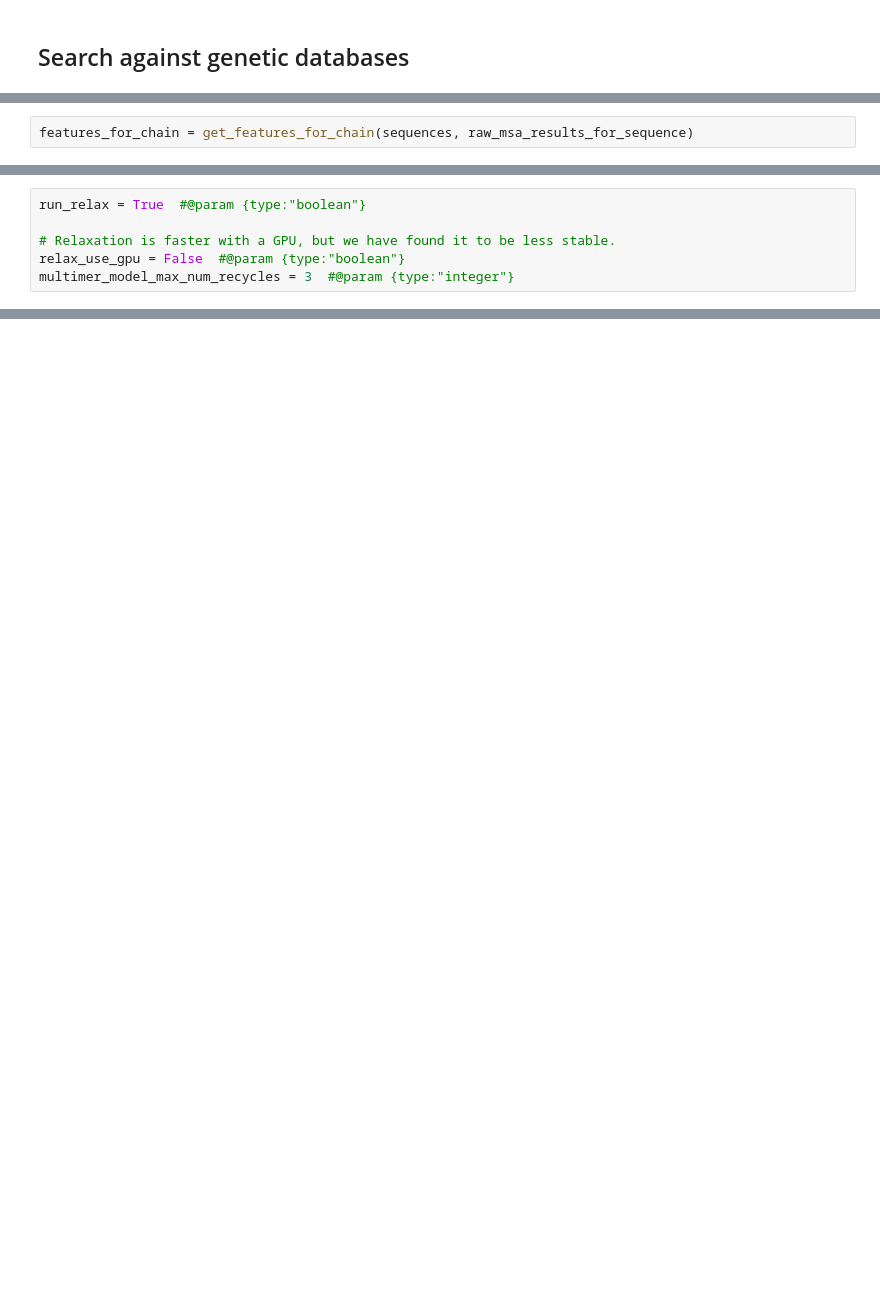
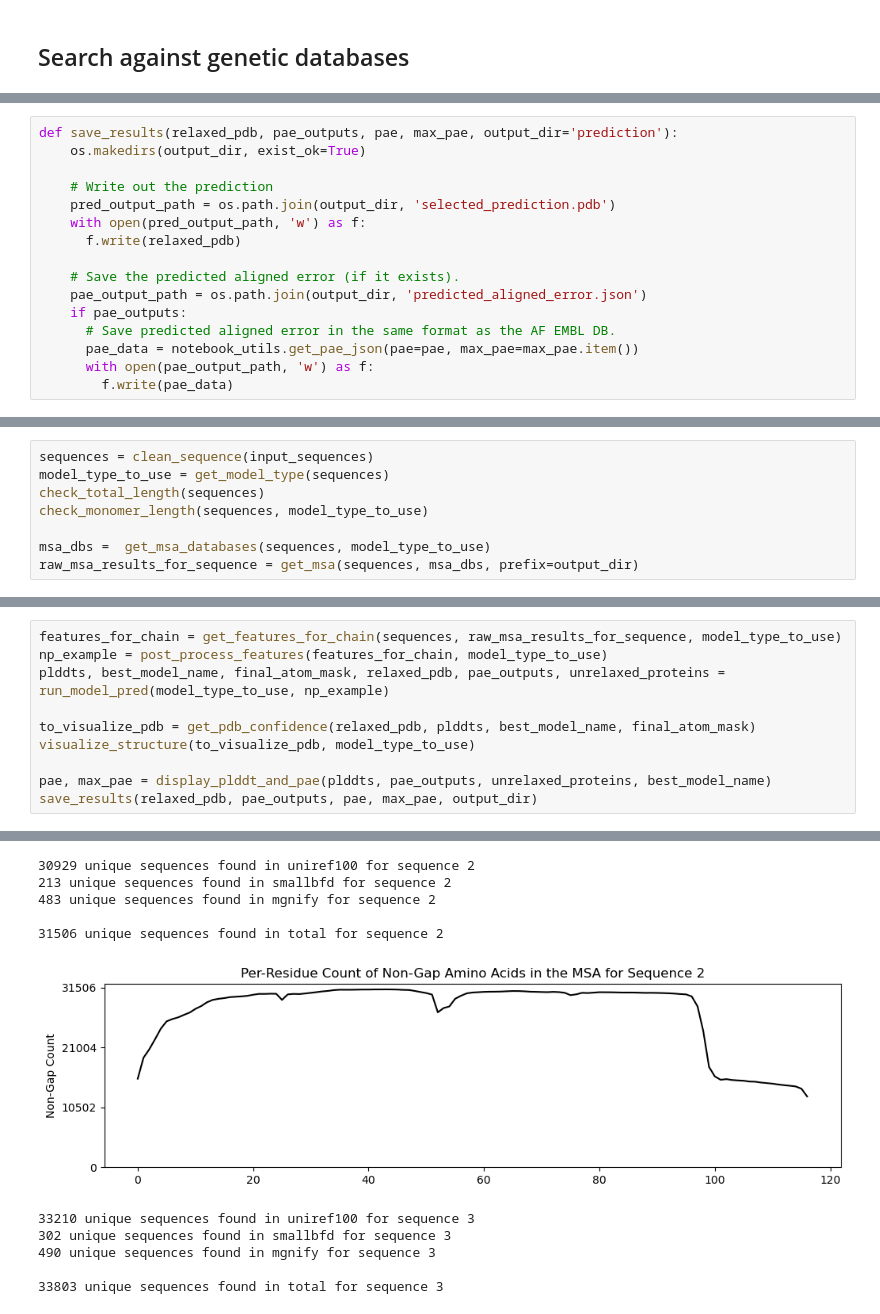
Before and after one commit to charlesxu90/alphafold, a Jupyter notebook: notebooks/AlphaFold_local.ipynb, the cells around one changed output, grey strips where cells are left out. Drawn from its saved outputs; the diff is of its cells as text; blank space fills up the shorter version.

```diff
--- a/notebooks/AlphaFold_local.ipynb
+++ b/notebooks/AlphaFold_local.ipynb
@@ -295,2 +275,0 @@ raw_msa_results_for_sequence
-# %%
-features_for_chain = get_features_for_chain(sequences, raw_msa_results_for_sequence)
@@ -324,7 +329 @@ elif model_type_to_use == ModelType.MULTIMER:
-# %%
-run_relax = True  #@param {type:"boolean"}
-
-# Relaxation is faster with a GPU, but we have found it to be less stable.
-relax_use_gpu = False  #@param {type:"boolean"}
-multimer_model_max_num_recycles = 3  #@param {type:"integer"}
 # %%
@@ -549,0 +525,16 @@ GridspecLayout(children=(Output(layout=Layout(grid_area='widget001')), Output(la
+# %%
+def save_results(relaxed_pdb, pae_outputs, pae, max_pae, output_dir='prediction'):
+    os.makedirs(output_dir, exist_ok=True)
+
+    # Write out the prediction
+    pred_output_path = os.path.join(output_dir, 'selected_prediction.pdb')
+    with open(pred_output_path, 'w') as f:
+      f.write(relaxed_pdb)
+
+    # Save the predicted aligned error (if it exists).
+    pae_output_path = os.path.join(output_dir, 'predicted_aligned_error.json')
+    if pae_outputs:
+      # Save predicted aligned error in the same format as the AF EMBL DB.
+      pae_data = notebook_utils.get_pae_json(pae=pae, max_pae=max_pae.item())
+      with open(pae_output_path, 'w') as f:
+        f.write(pae_data)
@@ -549,0 +578,8 @@ GridspecLayout(children=(Output(layout=Layout(grid_area='widget001')), Output(la
+# %%
+sequences = clean_sequence(input_sequences)
+model_type_to_use = get_model_type(sequences)
+check_total_length(sequences)
+check_monomer_length(sequences, model_type_to_use)
+
+msa_dbs =  get_msa_databases(sequences, model_type_to_use)
+raw_msa_results_for_sequence = get_msa(sequences, msa_dbs, prefix=output_dir)
@@ -549,0 +590,11 @@ GridspecLayout(children=(Output(layout=Layout(grid_area='widget001')), Output(la
+# %%
+features_for_chain = get_features_for_chain(sequences, raw_msa_results_for_sequence, model_type_to_use)
+np_example = post_process_features(features_for_chain, model_type_to_use)
+plddts, best_model_name, final_atom_mask, relaxed_pdb, pae_outputs, unrelaxed_proteins = run_model_pred(model_type_to_use, np_example)
+
+to_visualize_pdb = get_pdb_confidence(relaxed_pdb, plddts, best_model_name, final_atom_mask)
+visualize_structure(to_visualize_pdb, model_type_to_use)
+
+pae, max_pae = display_plddt_and_pae(plddts, pae_outputs, unrelaxed_proteins, best_model_name)
+save_results(relaxed_pdb, pae_outputs, pae, max_pae, output_dir)
+# %% [output]
@@ -549,0 +608,11 @@ GridspecLayout(children=(Output(layout=Layout(grid_area='widget001')), Output(la
+30929 unique sequences found in uniref100 for sequence 2
+213 unique sequences found in smallbfd for sequence 2
+483 unique sequences found in mgnify for sequence 2
+
+31506 unique sequences found in total for sequence 2
+[figure, added]
+33210 unique sequences found in uniref100 for sequence 3
+302 unique sequences found in smallbfd for sequence 3
+490 unique sequences found in mgnify for sequence 3
+
+33803 unique sequences found in total for sequence 3
```
Also changed, not shown: parts of 30 cells of this notebook.
